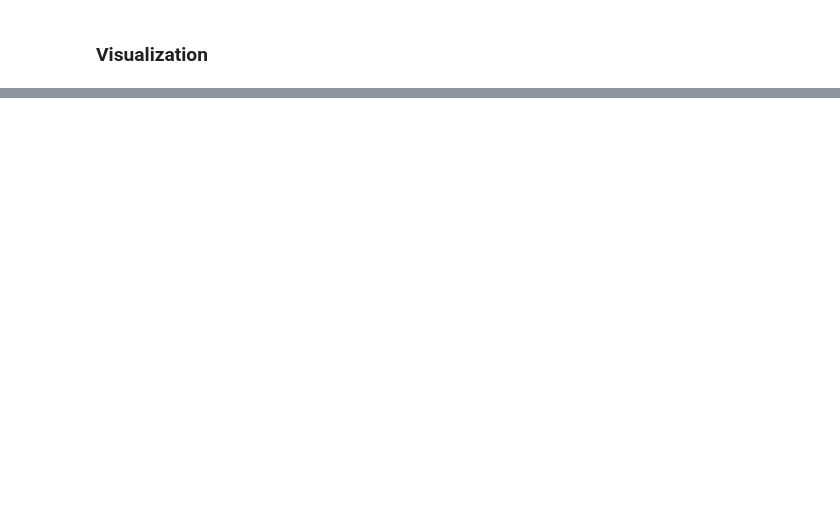
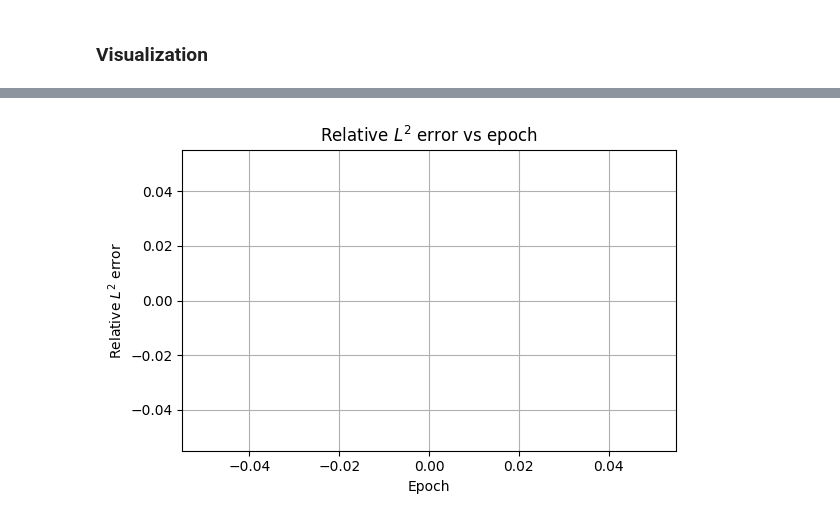
Before and after one commit to Manuel-Bryan-Arsenio/ED140023-Deep-Learning-for-PDEs-Project, a Jupyter notebook: Problem_D.ipynb, the cells around one changed output, grey strips where cells are left out. Saved outputs shown, nothing was run; the diff lists cells and outputs as text; code cells hidden in the pictures; blank space fills up the shorter version.

```diff
--- a/Problem_D.ipynb
+++ b/Problem_D.ipynb
@@ -533,0 +566,27 @@ class LossFNO():
+# %%
+# Training setup
+
+# FNO hyperparameters
+modes1 = 20
+modes2 = 20
+width = 32
+
+# Training hyperparameters
+epochs = 20
+learning_rate = 1e-3
+
+w_data = 1.0    # data loss weight
+w_pde = 0.5     # pde loss weight
+
+model_u = FNO2d(modes1=modes1, modes2=modes2, width=width, in_size=3, out_size=1).to(device)
+
+optimizer = torch.optim.Adam(model_u.parameters(), lr=learning_rate, weight_decay=1e-4)
+scheduler = torch.optim.lr_scheduler.StepLR(optimizer, step_size=50, gamma=0.5)
+
+lossClass = LossFNO(model_u=model_u, normalizer_axt=normalizer_axt, normalizer_u=normalizer_u)
+
+# Store training history
+loss_train_history = []
+l2_test_history = []
+
+print(model_u)
@@ -535,0 +765,15 @@ class LossFNO():
+# %%
+# -----------------------------
+# Error vs. epoch
+# -----------------------------
+
+plt.figure(figsize=(6, 4))
+plt.plot(l2_test_history)
+plt.xlabel("Epoch")
+plt.ylabel(r"Relative $L^2$ error")
+plt.title(r"Relative $L^2$ error vs epoch")
+plt.grid(True)
+plt.tight_layout()
+plt.show()
+# %% [output]
+[figure, added]
```
Also changed, not shown: parts of 8 cells of this notebook.
